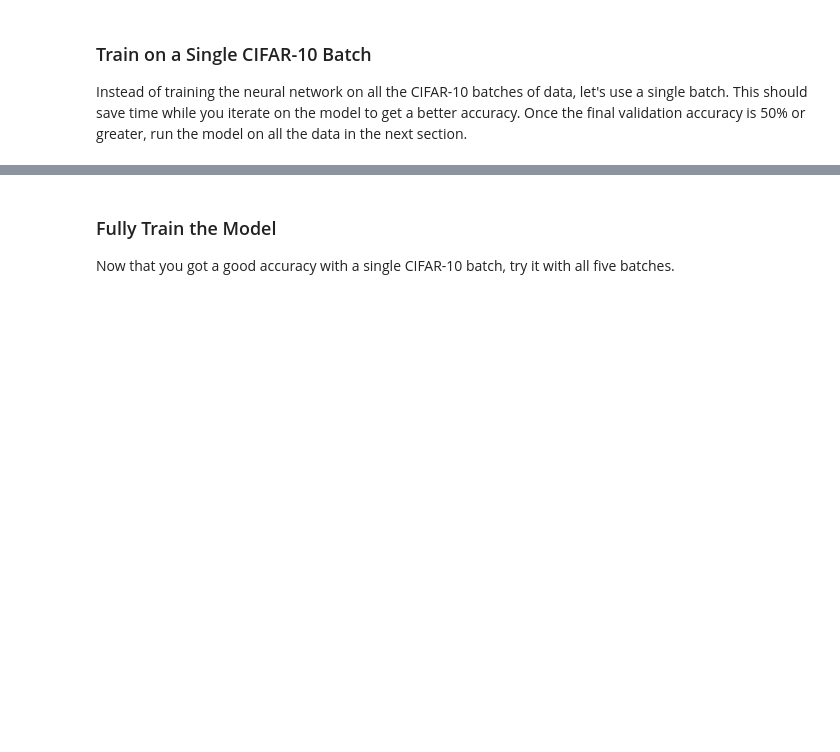
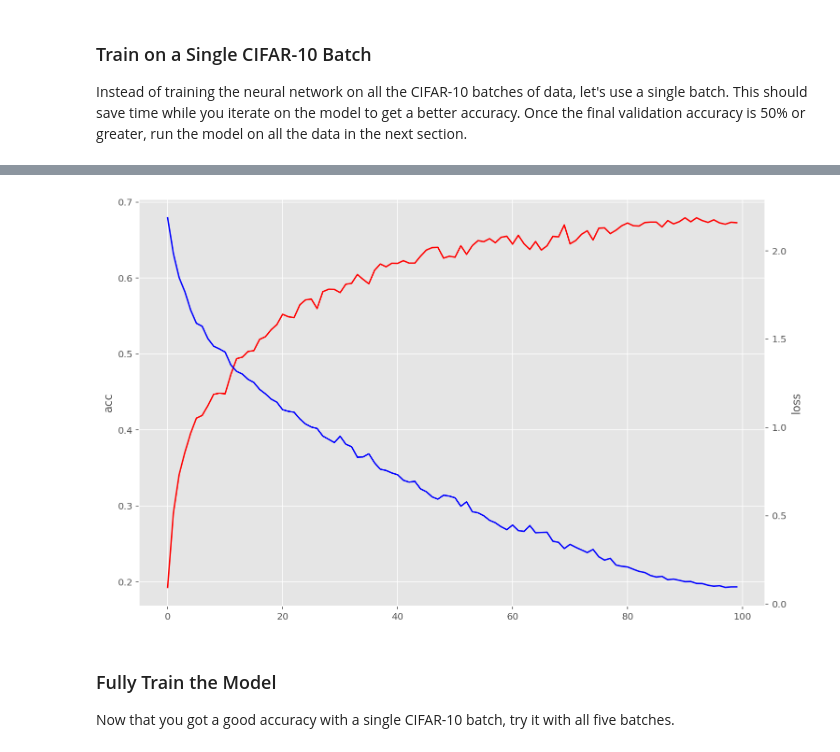
Before and after one commit to irifed/deep-learning-foundations-nanodegree, a Jupyter notebook: project-2/dlnd_image_classification.ipynb, the cells around one changed output, grey strips where cells are left out. Drawn from its saved outputs; the diff is of its cells as text; code cells hidden in the pictures; blank space fills up the shorter version.

```diff
--- a/project-2/dlnd_image_classification.ipynb
+++ b/project-2/dlnd_image_classification.ipynb
@@ -527,6 +506,7 @@ def print_stats(session, feature_batch, label_batch, cost, accuracy):
     cost = sess.run(cost, feed_dict={x: feature_batch, y: label_batch, keep_prob: 1.})
     acc = sess.run(accuracy, feed_dict={x: valid_features, y: valid_labels, keep_prob: 1.})
     print('Loss: ', cost, ' Accuracy: ', acc)
+    return cost, acc
 # %% [markdown]
 ### Hyperparameters
 Tune the following parameters:
@@ -539,13 +519,33 @@ Tune the following parameters:
 * Set `keep_probability` to the probability of keeping a node using dropout
 # %%
 # TODO: Tune Parameters
-epochs = 10
-batch_size = 256
-keep_probability = 0.8
+epochs = 100
+batch_size = 1024
+keep_probability = 0.5
 # %% [markdown]
 ### Train on a Single CIFAR-10 Batch
 Instead of training the neural network on all the CIFAR-10 batches of data, let's use a single batch. This should save time while you iterate on the model to get a better accuracy.  Once the final validation accuracy is 50% or greater, run the model on all the data in the next section.
+# %%
+class TrainingHistory:
+    def __init__(self):
+            self.losses = []
+            self.accs = []
+
+    def append(self, loss, acc):
+        self.losses.append(loss)
+        self.accs.append(acc)
+
+    def plot(self):
+        fig = plt.figure(figsize=(12,8))
+        ax1 = fig.add_subplot(111)
+        ax1.plot(self.accs, 'r-')
+        ax1.set_ylabel('acc')
+        ax2 = ax1.twinx()
+        ax2.plot(self.losses, 'b-')
+        ax2.set_ylabel('loss')
+        ax2.grid(False)
 # %%
+%%time
 """
 DON'T MODIFY ANYTHING IN THIS CELL
 """
@@ -555,11 +555,14 @@ with tf.Session() as sess:
     sess.run(tf.global_variables_initializer())
 
     # Training cycle
+    history = TrainingHistory()
     for epoch in range(epochs):
         batch_i = 1
         for batch_features, batch_labels in helper.load_preprocess_training_batch(batch_i, batch_size):
             train_neural_network(sess, optimizer, keep_probability, batch_features, batch_labels)
+
         print('Epoch {:>2}, CIFAR-10 Batch {}:  '.format(epoch + 1, batch_i), end='')
-        print_stats(sess, batch_features, batch_labels, cost, accuracy)
+        loss, val_acc = print_stats(sess, batch_features, batch_labels, cost, accuracy)
+        history.append(loss, val_acc)
 # %% [output]
 Checking the Training on a Single Batch...
@@ -576,3 +585,7 @@ Epoch 10, CIFAR-10 Batch 1:  Loss:  0.678851  Accuracy:  0.1754
+# %%
+history.plot()
+# %% [output]
+[figure, added]
 # %% [markdown]
 ### Fully Train the Model
 Now that you got a good accuracy with a single CIFAR-10 batch, try it with all five batches.
```
Also changed, not shown: parts of 15 cells of this notebook, 1 other file.
